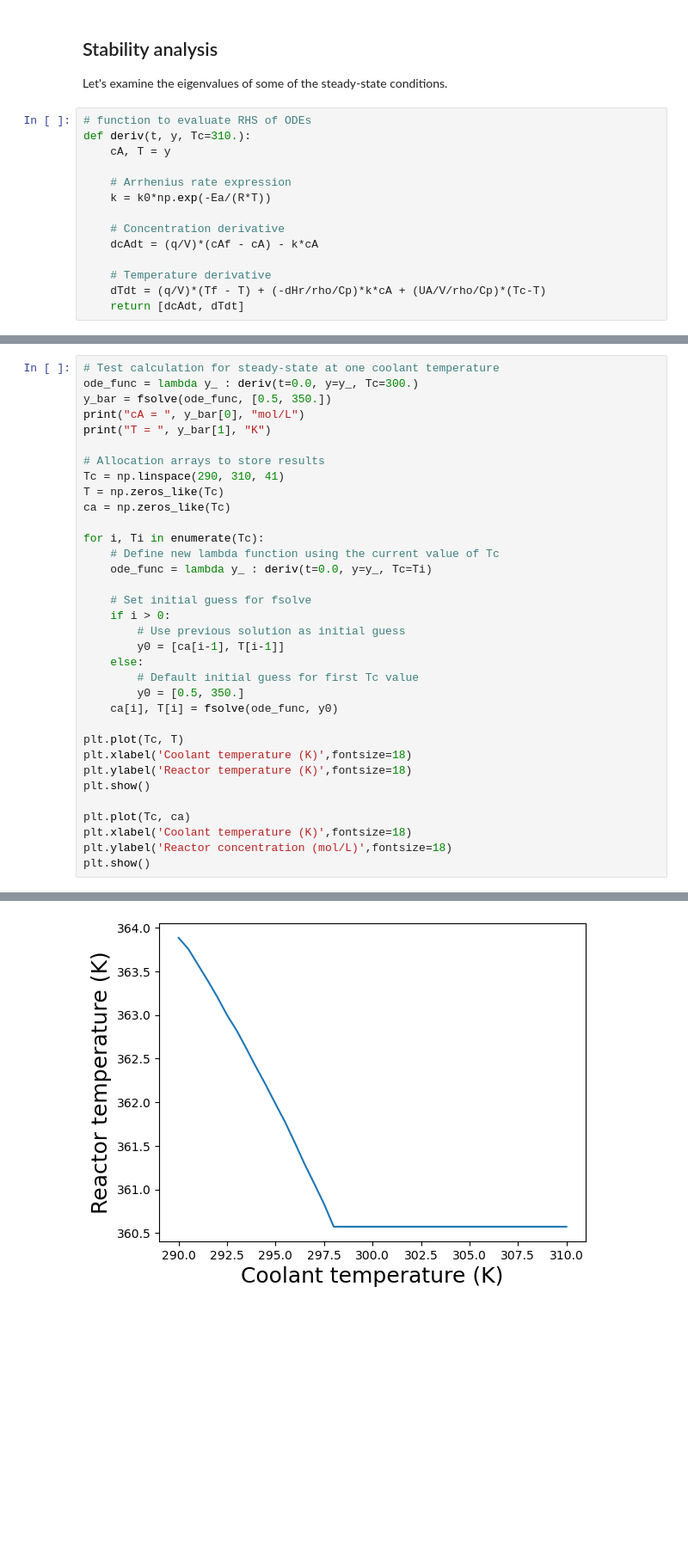
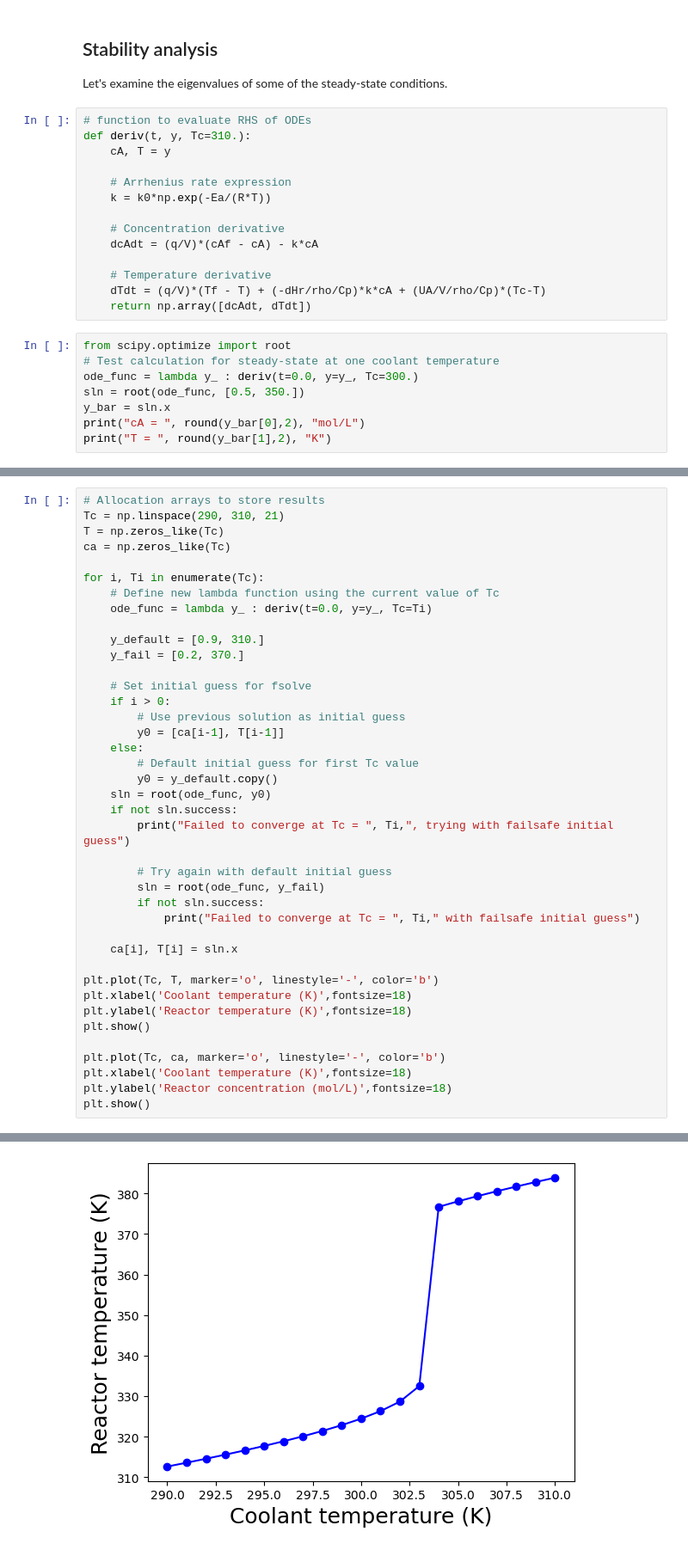
Before and after one commit to jckantor/cbe30338-book, a Jupyter notebook: notebooks/02.07-Exothermic-CSTR.ipynb, the cells around one changed output, grey strips where cells are left out. Shown at 86% size. Saved outputs shown, nothing was run; the diff lists cells and outputs as text; blank space fills up the shorter version.

Commit message:
Finished stability analysis. This is the last commit with the first attempt at calculating steady-states.

```diff
--- a/notebooks/02.07-Exothermic-CSTR.ipynb
+++ b/notebooks/02.07-Exothermic-CSTR.ipynb
@@ -439,4 +439,12 @@ def deriv(t, y, Tc=310.):
 
     # Temperature derivative
     dTdt = (q/V)*(Tf - T) + (-dHr/rho/Cp)*k*cA + (UA/V/rho/Cp)*(Tc-T)
-    return [dcAdt, dTdt]
+    return np.array([dcAdt, dTdt])
+# %%
+from scipy.optimize import root
+# Test calculation for steady-state at one coolant temperature
+ode_func = lambda y_ : deriv(t=0.0, y=y_, Tc=300.)
+sln = root(ode_func, [0.5, 350.])
+y_bar = sln.x
+print("cA = ", round(y_bar[0],2), "mol/L")
+print("T = ", round(y_bar[1],2), "K")
@@ -443,12 +454,6 @@ def deriv(t, y, Tc=310.):
 # %%
-# Test calculation for steady-state at one coolant temperature
-ode_func = lambda y_ : deriv(t=0.0, y=y_, Tc=300.)
-y_bar = fsolve(ode_func, [0.5, 350.])
-print("cA = ", y_bar[0], "mol/L")
-print("T = ", y_bar[1], "K")
-
 # Allocation arrays to store results
-Tc = np.linspace(290, 310, 41)
+Tc = np.linspace(290, 310, 21)
 T = np.zeros_like(Tc)
 ca = np.zeros_like(Tc)
 
@@ -456,21 +461,33 @@ for i, Ti in enumerate(Tc):
     # Define new lambda function using the current value of Tc
     ode_func = lambda y_ : deriv(t=0.0, y=y_, Tc=Ti)
 
+    y_default = [0.9, 310.]
+    y_fail = [0.2, 370.]
+
     # Set initial guess for fsolve
     if i > 0:
         # Use previous solution as initial guess
         y0 = [ca[i-1], T[i-1]]
     else:
         # Default initial guess for first Tc value
-        y0 = [0.5, 350.]
-    ca[i], T[i] = fsolve(ode_func, y0)
+        y0 = y_default.copy()
+    sln = root(ode_func, y0)
+    if not sln.success:
+        print("Failed to converge at Tc = ", Ti,", trying with failsafe initial guess")
 
-plt.plot(Tc, T)
+        # Try again with default initial guess
+        sln = root(ode_func, y_fail)
+        if not sln.success:
+            print("Failed to converge at Tc = ", Ti," with failsafe initial guess")
+
+    ca[i], T[i] = sln.x
+
+plt.plot(Tc, T, marker='o', linestyle='-', color='b')
 plt.xlabel('Coolant temperature (K)',fontsize=18)
 plt.ylabel('Reactor temperature (K)',fontsize=18)
 plt.show()
 
-plt.plot(Tc, ca)
+plt.plot(Tc, ca, marker='o', linestyle='-', color='b')
 plt.xlabel('Coolant temperature (K)',fontsize=18)
 plt.ylabel('Reactor concentration (mol/L)',fontsize=18)
 plt.show()
@@ -480 +496 @@ T =  350.0754078282174 K
-[figure, old version]
+[figure, new version]
```
Also changed, not shown: parts of 5 cells of this notebook.
